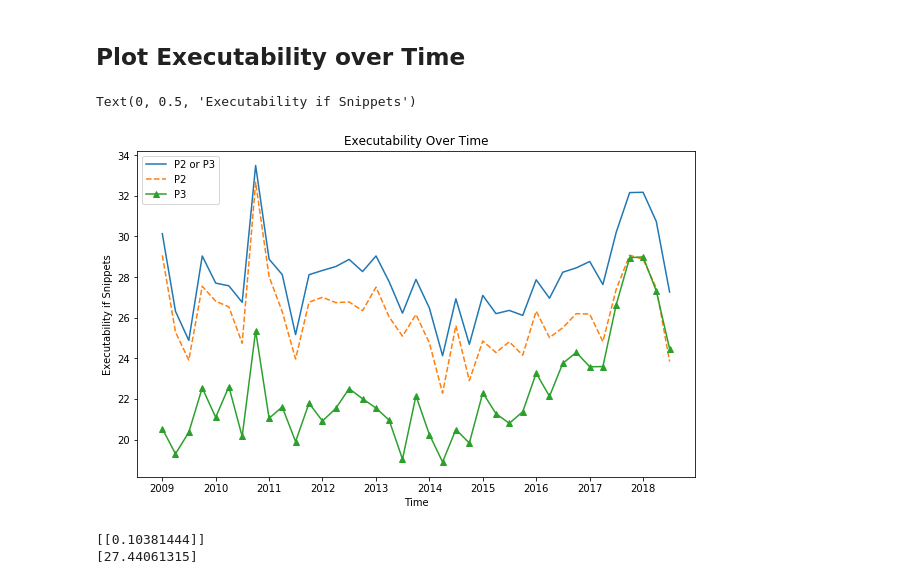
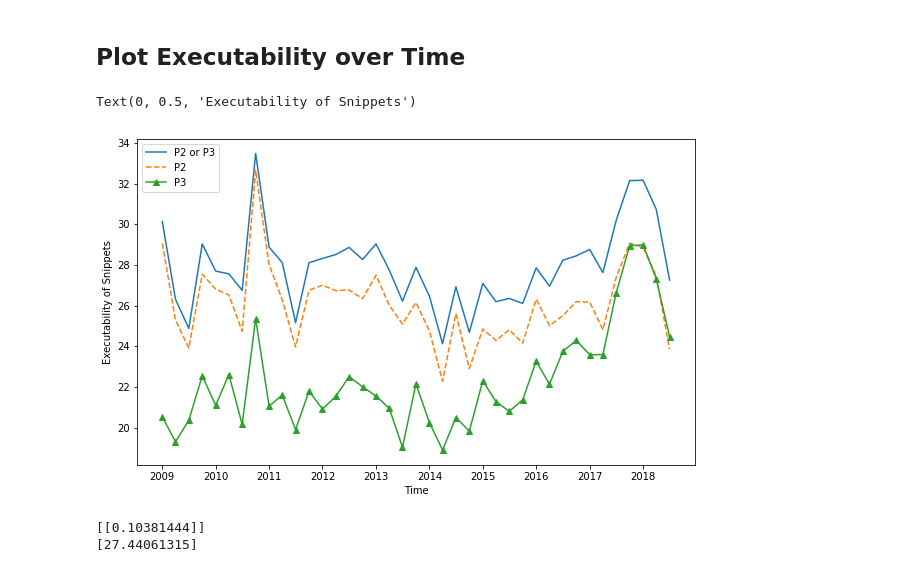
Before and after one commit to nimamahmoudi/msr2019-mining-challenge-webapp, a Jupyter notebook: data/stats2.ipynb, the cells around one changed output. Cells and saved outputs as stored; diff of their text form; code cells hidden in the pictures.

```diff
--- a/data/stats2.ipynb
+++ b/data/stats2.ipynb
@@ -339,37 +339,37 @@ tag_counts['StartDate'] = []
 tag_counts['EndDate'] = []
 start_time = datetime.datetime.strptime(
         '2009-01-01 00:00:00', '%Y-%m-%d %H:%M:%S')
 end_time = add_three_months(start_time)
 
 while end_time < datetime.datetime.strptime(
     '2018-12-01 00:00:00', '%Y-%m-%d %H:%M:%S'):
     tag_counts['StartDate'].append(start_time)
     tag_counts['EndDate'].append(end_time)
 
     idxs = (df['creation_time'] > start_time) & (df['creation_time'] < end_time)
     dfs = df.loc[idxs,:]
 
     ex2 = sum(dfs.loc[:,e2]) / dfs.shape[0] * 100
     ex3 = sum(dfs.loc[:,e3]) / dfs.shape[0] * 100
     ex = sum(dfs.loc[:,e]) / dfs.shape[0] * 100
     tag_counts[e].append(ex)
     tag_counts[e2].append(ex2)
     tag_counts[e3].append(ex3)
 
     start_time = add_three_months(start_time)
     end_time = add_three_months(start_time)
 
 plt.figure(figsize=(10,6))
 plt.plot(tag_counts['StartDate'], tag_counts[e], '-',label='P2 or P3')
 plt.plot(tag_counts['StartDate'], tag_counts[e2], '--', label='P2')
 plt.plot(tag_counts['StartDate'], tag_counts[e3], '-^', label='P3')
 plt.legend()
-plt.title('Executability Over Time')
+# plt.title('Executability Over Time')
 plt.xlabel('Time')
-plt.ylabel('Executability if Snippets')
+plt.ylabel('Executability of Snippets')
 # %% [output]
-Text(0, 0.5, 'Executability if Snippets')
+Text(0, 0.5, 'Executability of Snippets')
-[figure, old version]
+[figure, new version]
 # %%
 from sklearn.linear_model import LinearRegression
 
```
Also changed, not shown: parts of 3 cells of this notebook.
